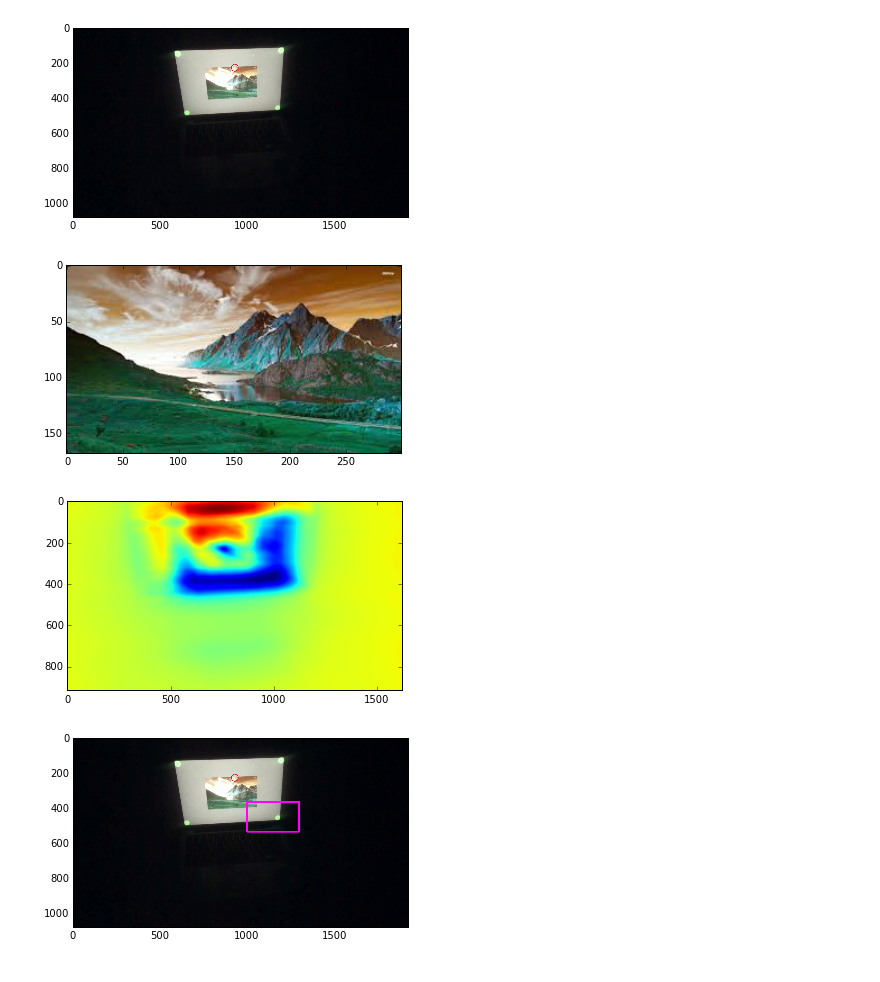
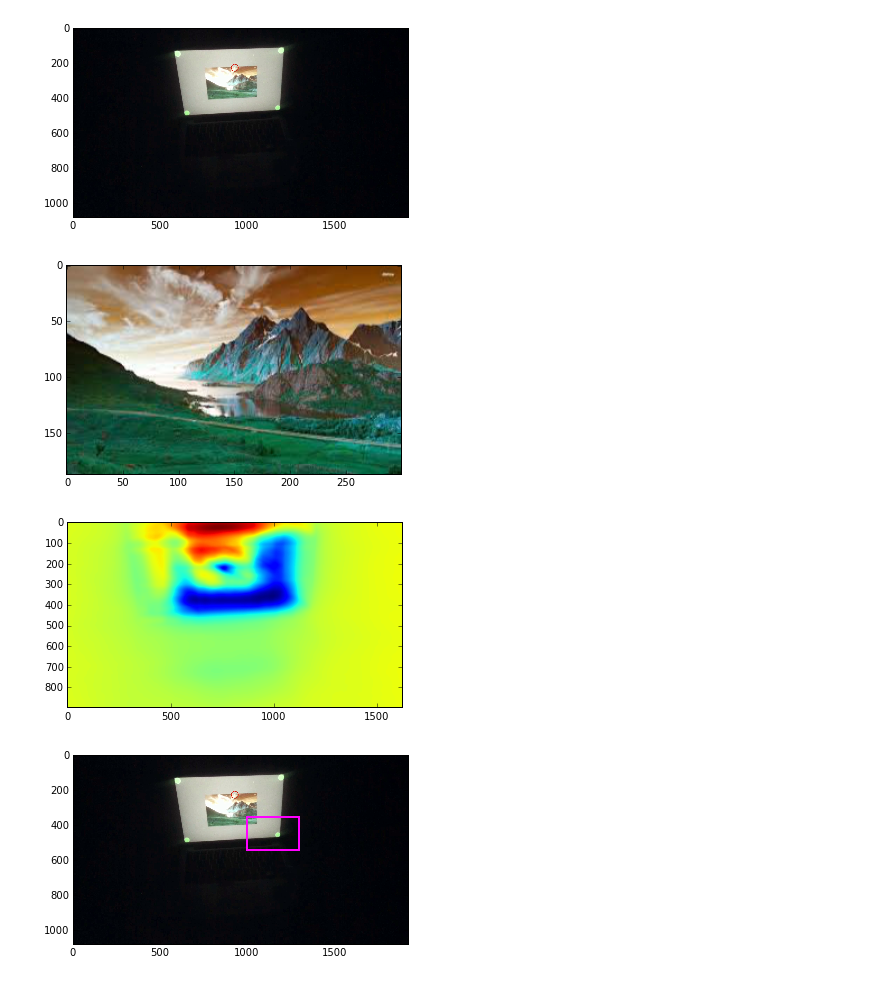
Before and after one commit to pearsonlab/cv-testing, a Jupyter notebook: find-screen.ipynb, the cells around one changed output. Cells and saved outputs as stored; diff of their text form; code cells hidden in the pictures.

```diff
--- a/find-screen.ipynb
+++ b/find-screen.ipynb
@@ -178,11 +203,11 @@ plt.imshow(img);
 [figure]
 # %%
 temp = cv2.imread('images/display/1.jpeg')
-ratio = (temp.shape[1]/temp.shape[0])/(16/9)
+ratio = (temp.shape[1]/temp.shape[0])/(16/10)
 temp = cv2.resize(temp, (temp.shape[1], int(temp.shape[0]*ratio)))
 plt.imshow(temp);
 # %% [output]
-[figure, old version]
+[figure, new version]
 # %%
 res = cv2.matchTemplate(img, temp, cv2.cv.CV_TM_SQDIFF)
 min_val, max_val, min_loc, max_loc = cv2.minMaxLoc(res)
@@ -190,7 +215,7 @@ match_loc = min_loc
 # %%
 plt.imshow(res);
 # %% [output]
-[figure, old version]
+[figure, new version]
 # %%
 found = img.copy()
 rect_pt = (match_loc[0]+temp.shape[1], match_loc[1]+temp.shape[0])
```
Also changed, not shown: parts of 18 cells of this notebook, 3 other files.
